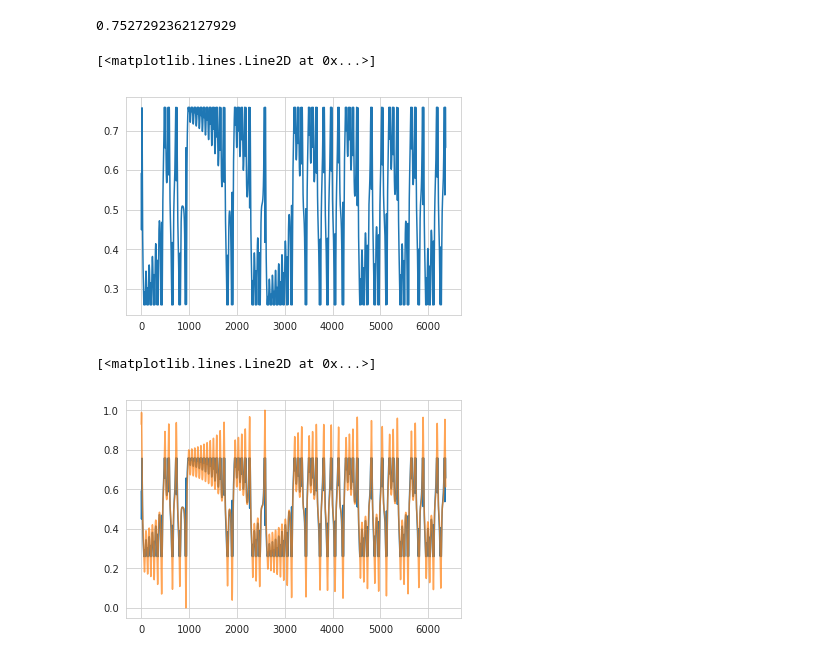
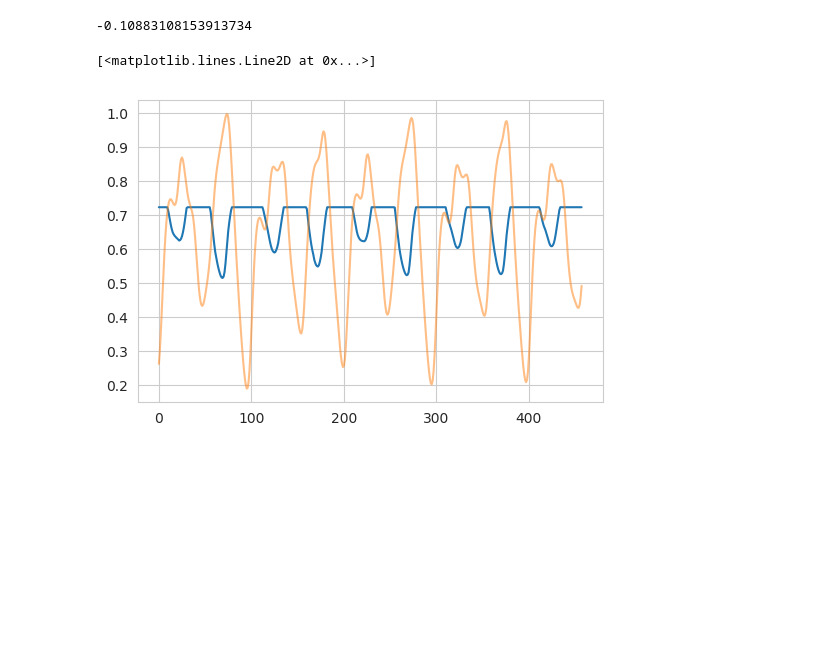
Before and after one commit to baibai25/Lecture, a Jupyter notebook: gtm/modeling.ipynb, the cells around one changed output. Cells and saved outputs as stored; diff of their text form; code cells hidden in the pictures; blank space fills up the shorter version.

```diff
--- a/gtm/modeling.ipynb
+++ b/gtm/modeling.ipynb
@@ -26 +47,7 @@ lagged = np.roll(data, -t)[:-t]
+# %%
+x = df[df.columns[0:-1]]
+y = df[df.columns[-1]]
+
+x = np.array(x)
+y = np.array(y)
 # %%
@@ -35,0 +56,7 @@ SVR(C=1.0, cache_size=200, coef0=0.0, degree=3, epsilon=0.1,
+# %%
+X_train, X_test, y_train, y_test = train_test_split(x, y, test_size=0.4,
+                                                    random_state=42, shuffle=False)
+# %%
+clf = MLPRegressor(hidden_layer_sizes=(20, 3), activation='relu',
+                   solver='adam', random_state=None, verbose=True)
+clf.fit(X_train, y_train)
@@ -36,17 +88,12 @@ SVR(C=1.0, cache_size=200, coef0=0.0, degree=3, epsilon=0.1,
 # %%
-test = clf.predict(lagged[10000:])
+test = clf.predict(X_test)
+clf.score(X_test, y_test)
+# %% [output]
+-0.10883108153913734
-# %%
-clf.score(lagged[10000:], lagged[10000:])
-# %% [output]
-0.7527292362127929
-# %%
-plt.plot(test[0:7000])
-# %% [output]
-[<matplotlib.lines.Line2D at 0x...>]
-[figure, removed]
 # %%
-plt.plot(test[0:7000])
-plt.plot(lagged[10000:17000], alpha=0.7)
+plt.figure(dpi=100)
+plt.plot(test)
+plt.plot(X_test[:, 0], alpha=0.5)
 # %% [output]
 [<matplotlib.lines.Line2D at 0x...>]
-[figure, old version]
+[figure, new version]
```
Also changed, not shown: parts of 9 cells of this notebook.
